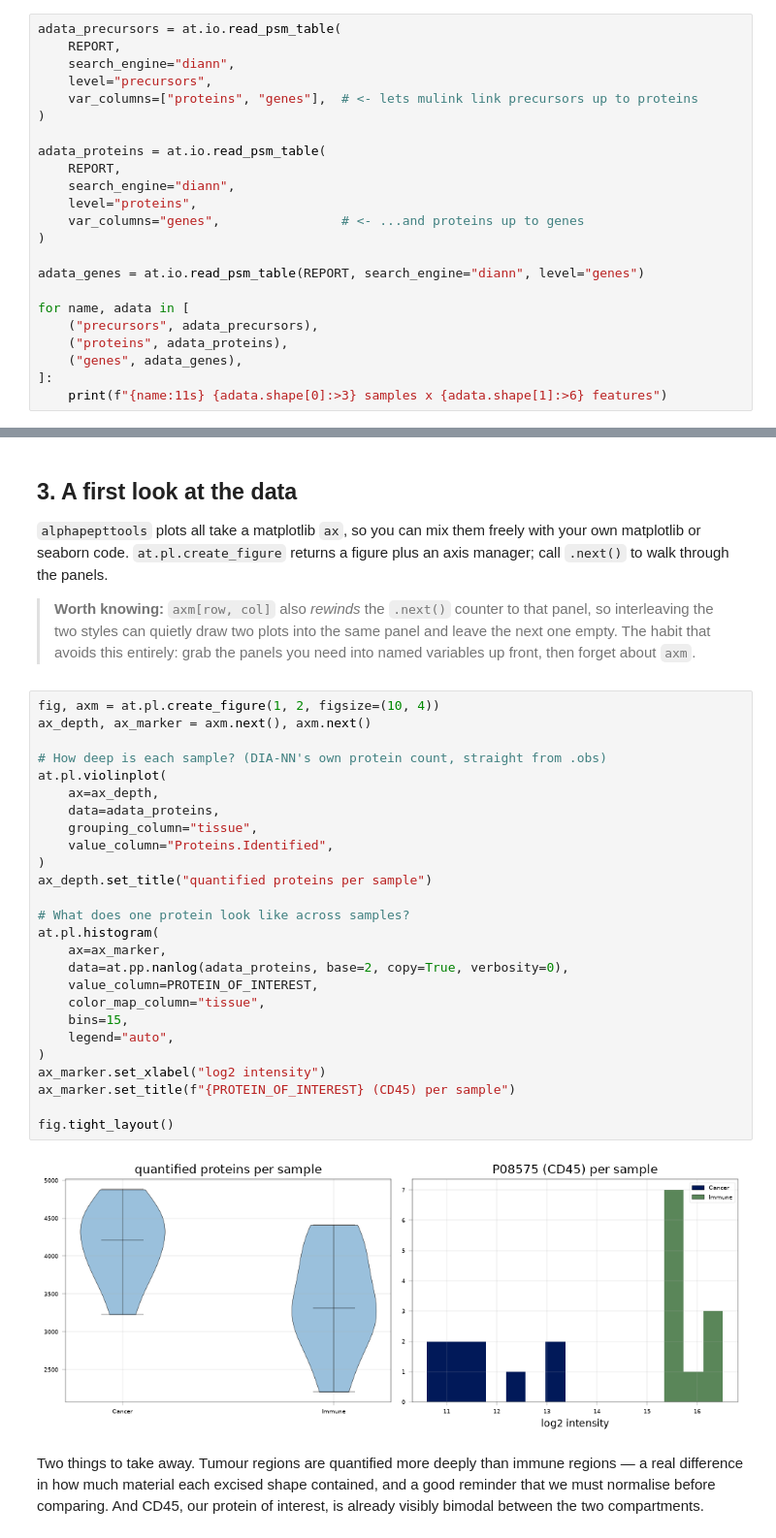
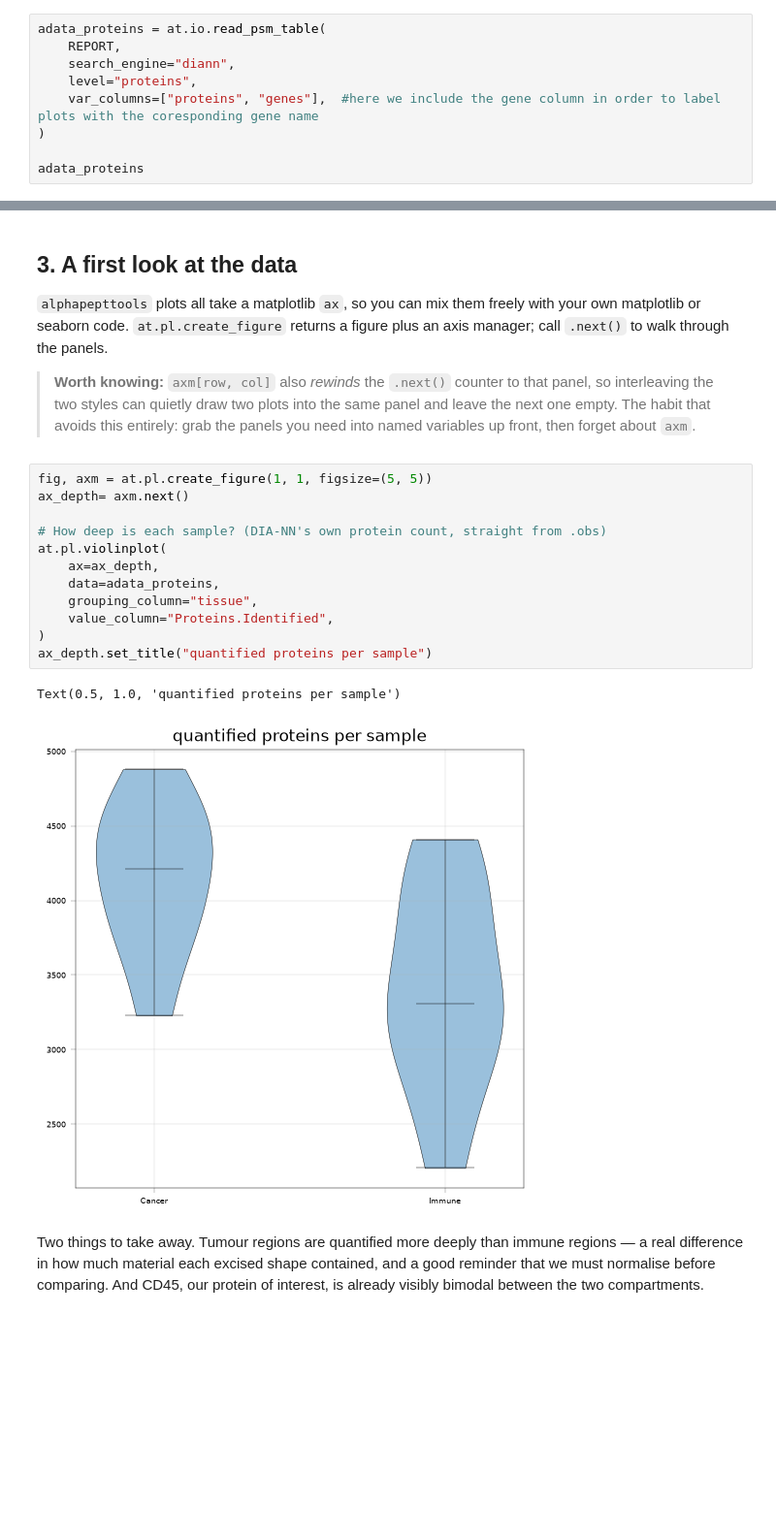
Before and after one commit to josenimo/HUPO_scverse_demo, a Jupyter notebook: cnDVP_alphapepttools_mulink_tutorial.ipynb, the cells around one changed output, grey strips where cells are left out. Shown at 97% size. Drawn from its saved outputs; the diff is of its cells as text; blank space fills up the shorter version.

```diff
--- a/cnDVP_alphapepttools_mulink_tutorial.ipynb
+++ b/cnDVP_alphapepttools_mulink_tutorial.ipynb
@@ -147,24 +125,10 @@ argument is the important bit: it carries the coarser level's identifier along i
 # %%
-adata_precursors = at.io.read_psm_table(
-    REPORT,
-    search_engine="diann",
-    level="precursors",
-    var_columns=["proteins", "genes"],  # <- lets mulink link precursors up to proteins
-)
-
 adata_proteins = at.io.read_psm_table(
     REPORT,
     search_engine="diann",
     level="proteins",
-    var_columns="genes",                # <- ...and proteins up to genes
+    var_columns=["proteins", "genes"],  #here we include the gene column in order to label plots with the coresponding gene name
 )
 
-adata_genes = at.io.read_psm_table(REPORT, search_engine="diann", level="genes")
-
-for name, adata in [
-    ("precursors", adata_precursors),
-    ("proteins", adata_proteins),
-    ("genes", adata_genes),
-]:
-    print(f"{name:11s} {adata.shape[0]:>3} samples x {adata.shape[1]:>6} features")
+adata_proteins
 # %% [output]
@@ -233,33 +301,20 @@ axis manager; call `.next()` to walk through the panels.
 > panel and leave the next one empty. The habit that avoids this entirely: grab the
 > panels you need into named variables up front, then forget about `axm`.
 # %%
-fig, axm = at.pl.create_figure(1, 2, figsize=(10, 4))
-ax_depth, ax_marker = axm.next(), axm.next()
+fig, axm = at.pl.create_figure(1, 1, figsize=(5, 5))
+ax_depth= axm.next()
 
 # How deep is each sample? (DIA-NN's own protein count, straight from .obs)
 at.pl.violinplot(
     ax=ax_depth,
     data=adata_proteins,
     grouping_column="tissue",
     value_column="Proteins.Identified",
 )
 ax_depth.set_title("quantified proteins per sample")
-
-# What does one protein look like across samples?
-at.pl.histogram(
-    ax=ax_marker,
-    data=at.pp.nanlog(adata_proteins, base=2, copy=True, verbosity=0),
-    value_column=PROTEIN_OF_INTEREST,
-    color_map_column="tissue",
-    bins=15,
-    legend="auto",
-)
-ax_marker.set_xlabel("log2 intensity")
-ax_marker.set_title(f"{PROTEIN_OF_INTEREST} (CD45) per sample")
-
-fig.tight_layout()
 # %% [output]
+Text(0.5, 1.0, 'quantified proteins per sample')
-[figure, old version]
+[figure, new version]
 # %% [markdown]
 Two things to take away. Tumour regions are quantified more deeply than immune
 regions — a real difference in how much material each excised shape contained, and a
```
Also changed, not shown: parts of 43 cells of this notebook.
